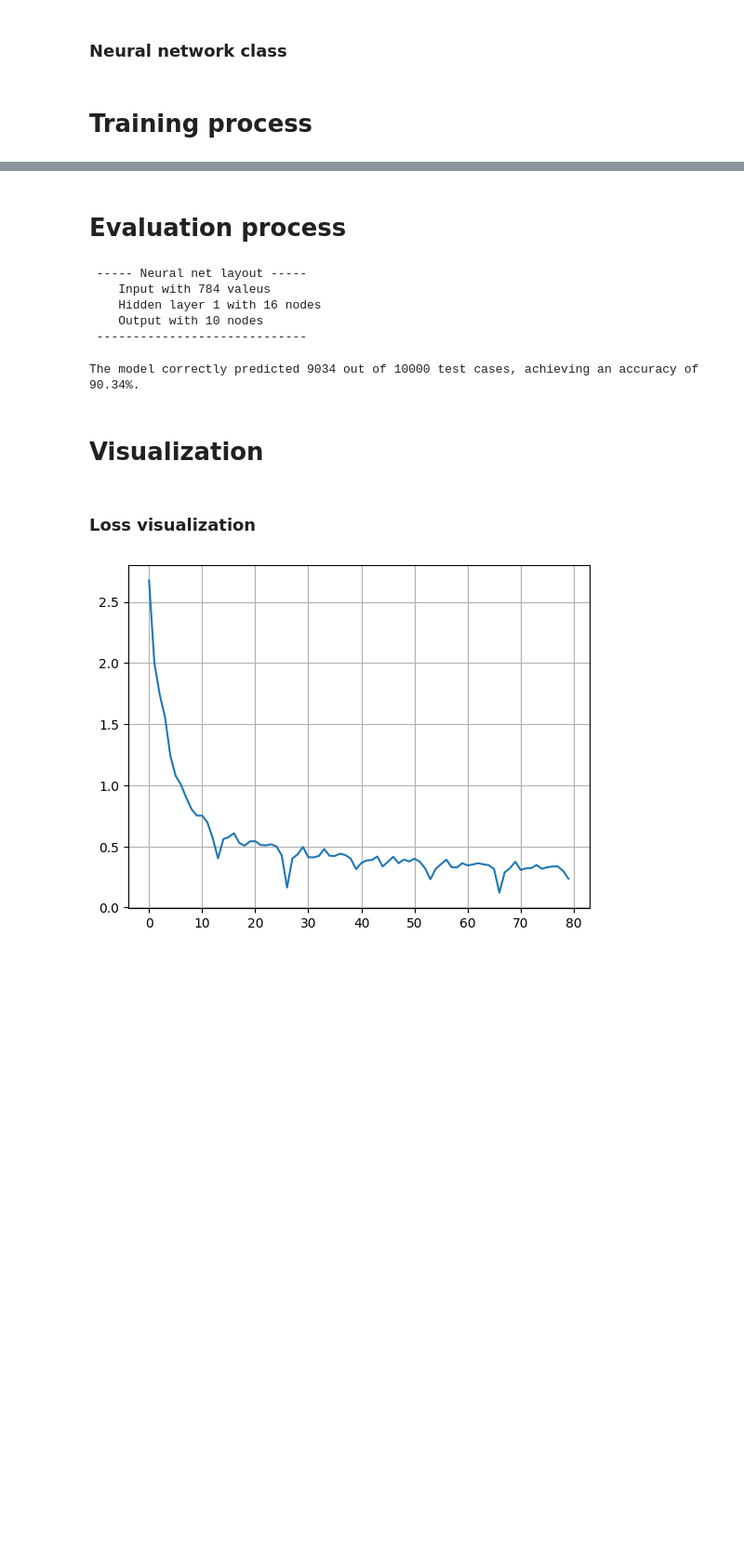
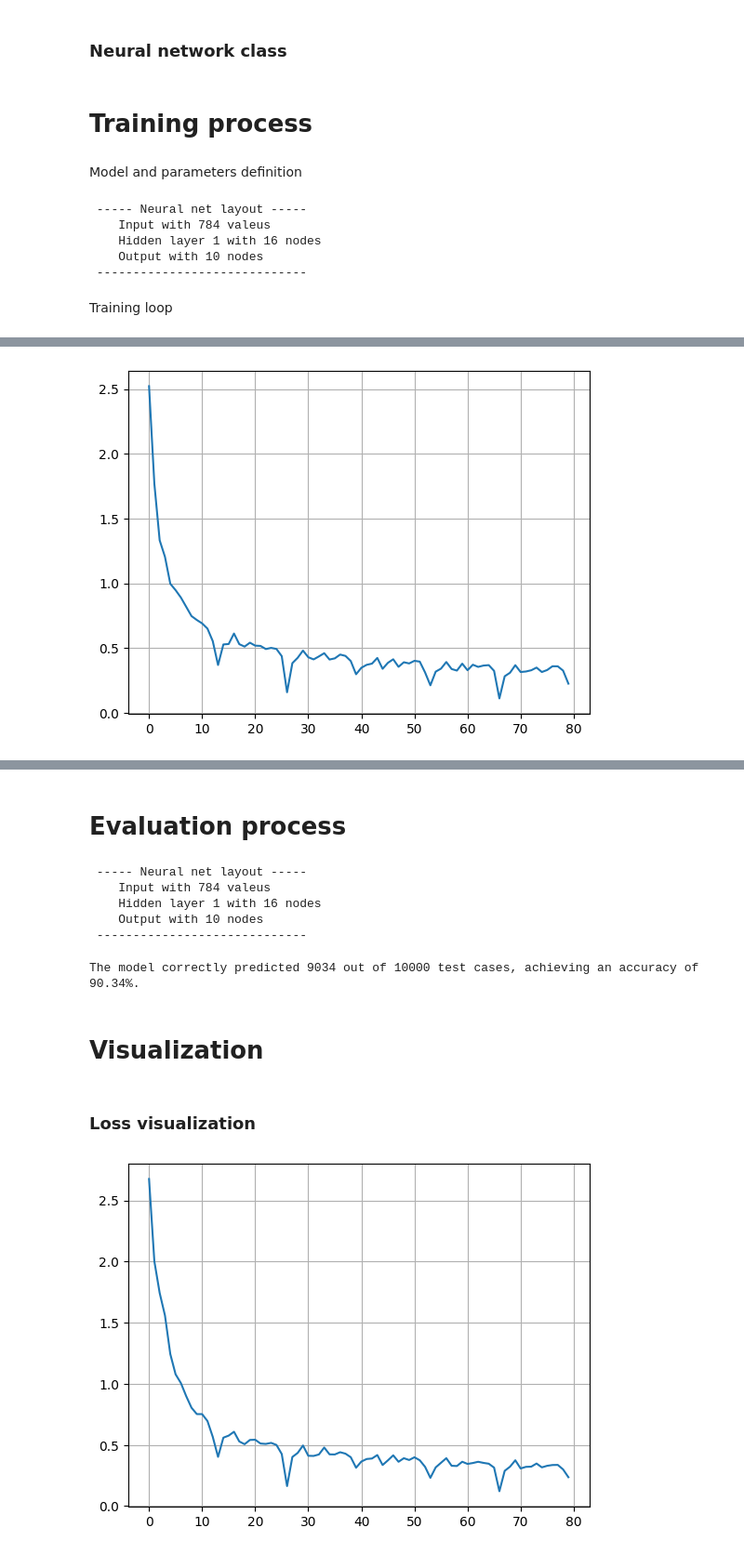
Before and after one commit to marcotuliomrt/NN-from-scratch, a Jupyter notebook: nn_scratch.ipynb, the cells around one changed output, grey strips where cells are left out. Shown at 93% size. Drawn from its saved outputs; the diff is of its cells as text; code cells hidden in the pictures; blank space fills up the shorter version.

```diff
--- a/nn_scratch.ipynb
+++ b/nn_scratch.ipynb
@@ -91,7 +121,7 @@ class NN():
 
         print(" ----- Neural net layout -----")
         print(f"    Input with {params[0]} valeus")
-        for i in range(len(self.params)-2):
+        for i in range(len(params)-2):
             print(f"    Hidden layer {i+1} with {params[i+1]} nodes")
         print(f"    Output with {params[-1]} nodes")
         print(" -----------------------------")
@@ -207,17 +237,32 @@ class NN():
                 self.bias_list[i] -= alpha*  m_b_corrected / (e + np.sqrt(r_b_corrected))
 # %% [markdown]
 # Training process
+# %% [markdown]
+Model and parameters definition
+# %%
+model = NN([784, 16, 10])
+
+batch_size = 20
+epochs = 6
+lr = 0.01
+activation_func = "sigmoid"
+optimizer = "Adam"
+graph_samples = 80
+
+save_report_lag = True
+# %% [output]
+ ----- Neural net layout -----
+    Input with 784 valeus
+    Hidden layer 1 with 16 nodes
+    Output with 10 nodes
+ -----------------------------
+# %% [markdown]
+Training loop
 # %%
-model = NN([784, 16, 10])
 
-batch_size = 20
-epochs = 6
-lr = 0.01
-activation_func = "sigmoid"
-optimizer = "Adam"
-graph_samples = 80
 sample_idx = 1
 loss_list = []
+training_report = []
 loss_append_flag = epochs*len(x_train)//graph_samples
 for i in range(epochs):
     loss = 0
@@ -255,6 +300,18 @@ for i in range(epochs):
 
     epoch_loss = loss_cumulated_epoch/len(y_train)
     epoch_timespam = time.time() - epoch_time
-    print(f"Epoch {(i+1)}/{epochs},   epoch loss: {epoch_loss:.5},   epoch time: {epoch_timespam:.1f}s")
+    epoch_data = f"Epoch {(i+1)}/{epochs},   epoch loss: {epoch_loss:.5},   epoch time: {epoch_timespam:.1f}s"
+    print(epoch_data)
+    training_report.append(epoch_data)
 model.reset_cumulated_adam_factors()
+
+# Plot the loss graph
+y_axis = loss_list
+x_axis = [i for i in range(len(y_axis))]
+plt.plot(x_axis, y_axis, )
+plt.grid()
+plt.show()
+
+# Save the training report
+save_report(save_report_lag, model,epochs, batch_size, lr, activation_func, optimizer, training_report)
 # %% [output]
@@ -271,0 +324 @@ Epoch 6/6,   epoch loss: 0.0056806,   epoch time: 32.7s
+[figure, added]
```
Also changed, not shown: parts of 7 cells of this notebook, 6 other files.
